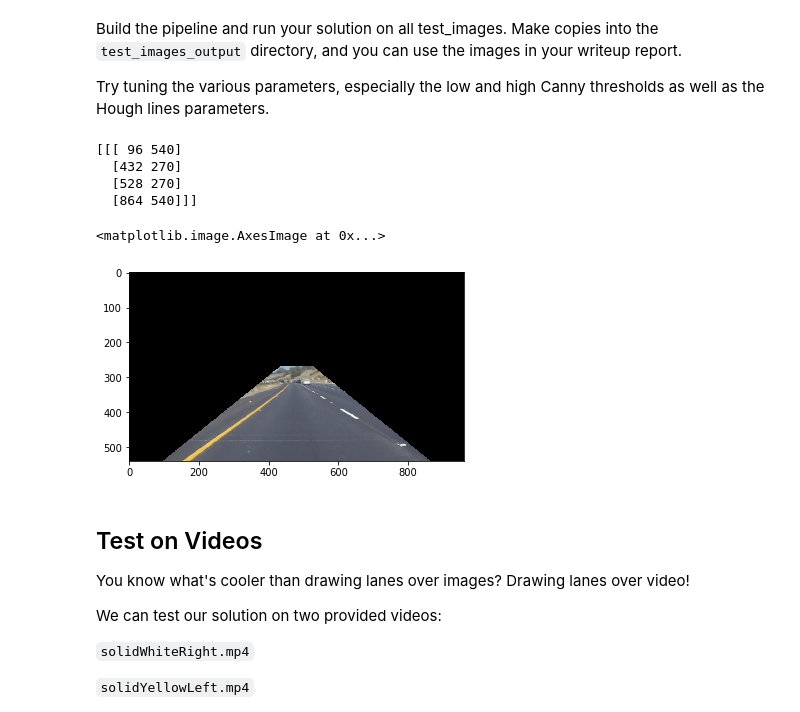
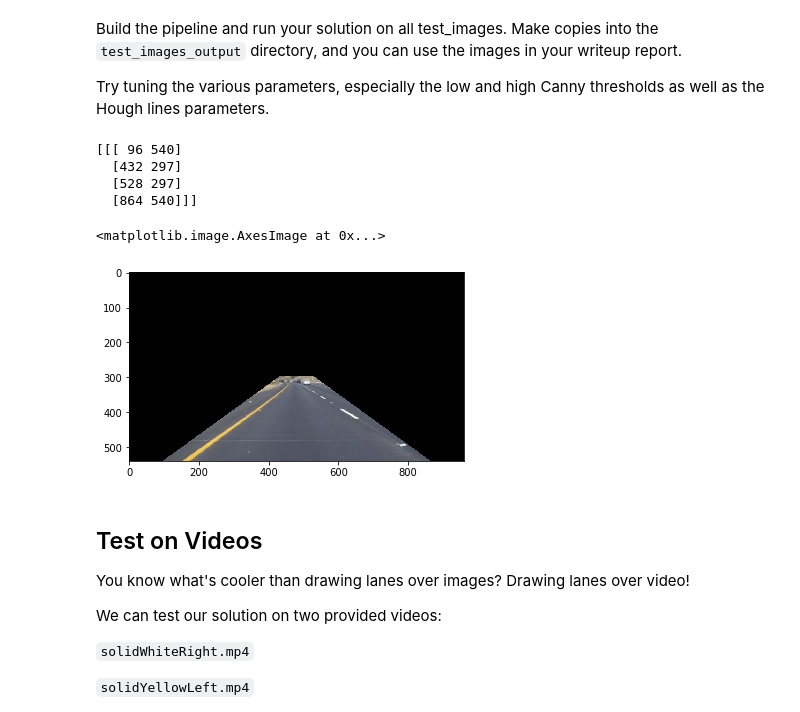
Before and after one commit to CBraeuninger/finding-lane-lines, a Jupyter notebook: P1.ipynb, the cells around one changed output. Saved outputs shown, nothing was run; the diff lists cells and outputs as text; code cells hidden in the pictures.

```diff
--- a/P1.ipynb
+++ b/P1.ipynb
@@ -270,19 +288,19 @@ Try tuning the various parameters, especially the low and high Canny thresholds
 # %%
 #read image from file
 input_image = mpimg.imread(os.path.join("test_images", "solidYellowCurve.jpg"))
 ysize = input_image.shape[0]
 xsize = input_image.shape[1]
-vertices = np.array([[(int(round(0.1*xsize)), ysize), (int(round(0.45*xsize)), int(round(0.5*ysize))), (int(round(0.55*xsize)), int(round(0.5*ysize))), (int(round(0.9*xsize)), ysize)]], dtype=np.int32)
+vertices = np.array([[(int(round(0.1*xsize)), ysize), (int(round(0.45*xsize)), int(round(0.55*ysize))), (int(round(0.55*xsize)), int(round(0.55*ysize))), (int(round(0.9*xsize)), ysize)]], dtype=np.int32)
 print(vertices)
 result_image = region_of_interest(input_image, vertices)
 plt.imshow(result_image)
 # %% [output]
 [[[ 96 540]
-  [432 270]
-  [528 270]
+  [432 297]
+  [528 297]
   [864 540]]]
 <matplotlib.image.AxesImage at 0x...>
-[figure, old version]
+[figure, new version]
 # %%
 # TODO: Build your pipeline that will draw lane lines on the test_images
 # then save them to the test_images_output directory.
```
Also changed, not shown: parts of 6 cells of this notebook, 8 other files.
